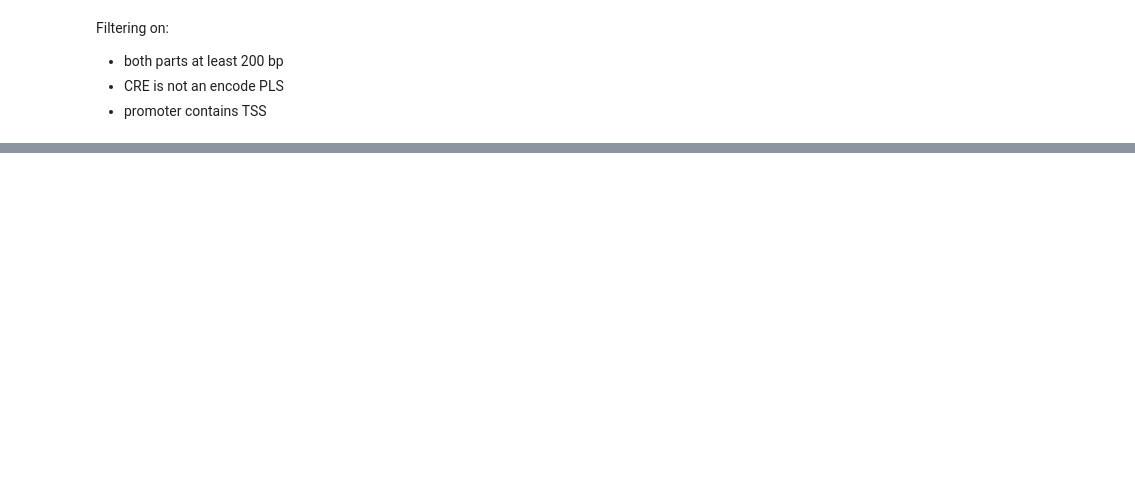
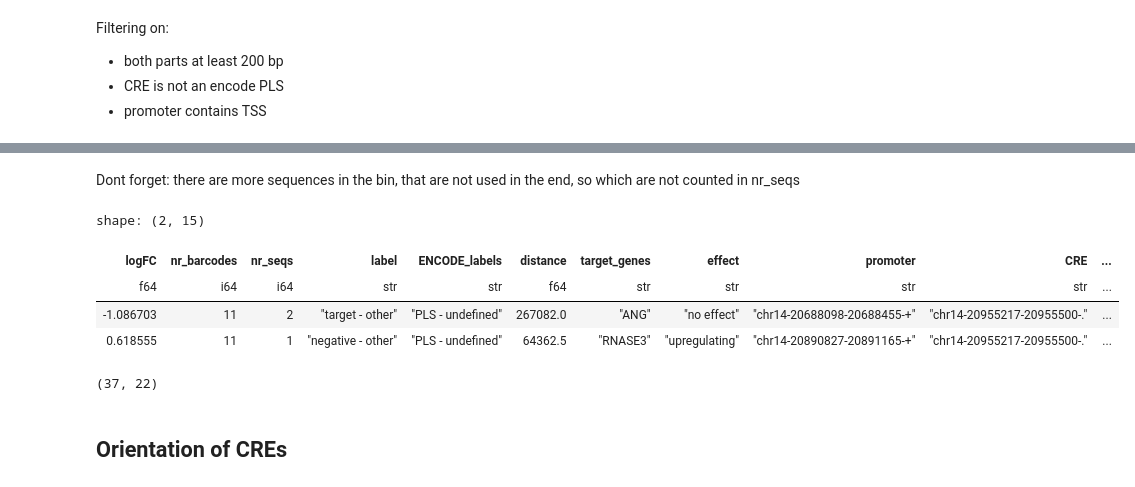
Before and after one commit to kircherlab/CMPRA_figures, a Jupyter notebook: luciferase_design.ipynb, the cells around one changed output, grey strips where cells are left out. Drawn from its saved outputs; the diff is of its cells as text; code cells hidden in the pictures; blank space fills up the shorter version.

```diff
--- a/luciferase_design.ipynb
+++ b/luciferase_design.ipynb
@@ -30,7 +33,11 @@ data = data.with_columns(
 	CRE_length = pl.col("CRE").str.split("-").list.get(2).cast(pl.Int64) - pl.col("CRE").str.split("-").list.get(1).cast(pl.Int64),
 	promoter_length = pl.col("promoter").str.split("-").list.get(2).cast(pl.Int64) - pl.col("promoter").str.split("-").list.get(1).cast(pl.Int64)
 )
-data = data.filter((pl.col("CRE_length") >= 200) & (pl.col("promoter_length") >= 200))
-data = data.with_columns(pl.col("interaction").is_null())
-data = data.filter((pl.col("interaction").is_null()) | (pl.col("interaction").str.contains("PLS - PLS").not_()))
-data.head()
+data = data.filter((pl.col("CRE_length") >= 100) & (pl.col("promoter_length") >= 100))
+data = data.with_columns(pl.when(pl.all_horizontal(pl.any_horizontal(cs.matches("screen").str.contains("PLS")) & pl.any_horizontal(cs.matches("screen").is_null())))
+			 			.then(pl.lit("PLS - undefined"))
+						.when(pl.all_horizontal(pl.any_horizontal(cs.matches("screen").str.contains("ELS")) & pl.any_horizontal(cs.matches("screen").is_null())))
+						.then(pl.lit("ELS - undefined"))
+						 .when(pl.all_horizontal(cs.matches("screen").is_null())).then(pl.lit("undefined")).otherwise(pl.col("ENCODE_labels"))
+						 .alias("ENCODE_labels"))
+data = data.filter(pl.col("ENCODE_labels").str.contains("PLS - PLS").not_())
@@ -39,0 +51,7 @@ enhancers = data.sort("z_score", descending=True).head(30).select(~cs.matches("l
+# %%
+multi_prom = data.filter(pl.col("promoter").n_unique().over("CRE") >= 2) \
+	.filter((pl.col("z_score").max().over("CRE") > 1.5) | (pl.col("z_score").min().over("CRE") < -1.5)) \
+	.with_columns(activity_difference = np.abs(pl.col("z_score").max().over("CRE") - pl.col("z_score").min().over("CRE")))\
+		.select(~cs.matches("left|right|tss|Val|std")).sort("activity_difference", descending=True)
+
+multi_prom = multi_prom.filter(pl.col("CRE").is_in(multi_prom.select("CRE").unique(maintain_order=True).head(10)["CRE"]))
@@ -39,0 +136,19 @@ enhancers = data.sort("z_score", descending=True).head(30).select(~cs.matches("l
+# %% [markdown]
+Dont forget: there are more sequences in the bin, that are not used in the end, so which are not counted in nr_seqs
+# %%
+multi_prom.filter(pl.col("CRE") == "chr14-20955217-20955500-.")
+# %% [output]
+shape: (2, 15)
+| logFC | nr_barcodes | nr_seqs | label | ENCODE_labels | distance | target_genes | effect | promoter | CRE | ... |
+| f64 | i64 | i64 | str | str | f64 | str | str | str | str | ... |
+| -1.086703 | 11 | 2 | "target - other" | "PLS - undefined" | 267082.0 | "ANG" | "no effect" | "chr14-20688098-20688455-+" | "chr14-20955217-20955500-." | ... |
+| 0.618555 | 11 | 1 | "negative - other" | "PLS - undefined" | 64362.5 | "RNASE3" | "upregulating" | "chr14-20890827-20891165-+" | "chr14-20955217-20955500-." | ... |
+# %%
+multi_prom_with_binorder = multi_prom.select(pl.col("CRE").alias("left_bin"), pl.col("promoter").alias("right_bin"), pl.all())
+multi_prom_with_binorder = pl.concat([multi_prom_with_binorder,
+									  actual_bins.select(pl.exclude("column_3")).join(multi_prom, left_on=["left_bin", "right_bin"], right_on=["promoter", "CRE"], coalesce = False)])
+multi_prom_with_binorder.height, multi_prom.height
+# %% [output]
+(37, 22)
+# %% [markdown]
+## Orientation of CREs
```
Also changed, not shown: parts of 27 cells of this notebook, 1 other file.
